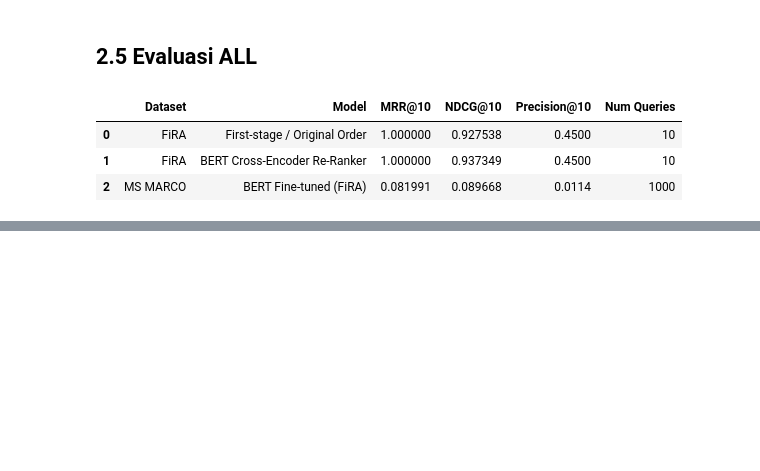
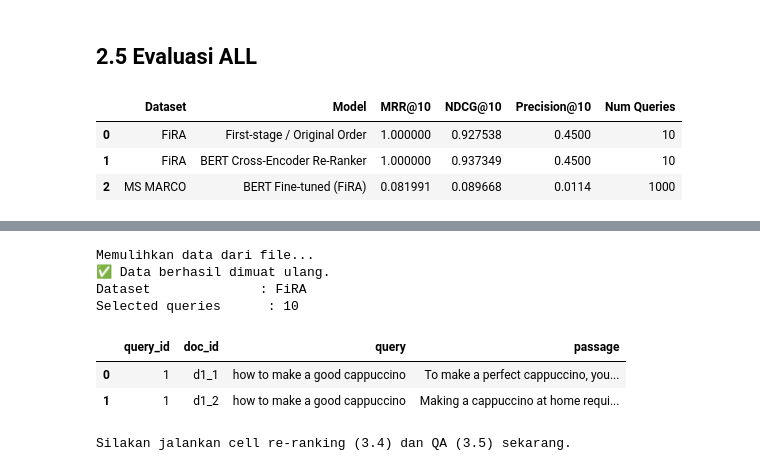
Before and after one commit to teranixbq/IR-BERT-Transformer, a Jupyter notebook: notebooks/Neural_IR_Exercise.ipynb, the cells around one changed output, grey strips where cells are left out. Cells and saved outputs as stored; diff of their text form; code cells hidden in the pictures; blank space fills up the shorter version.

```diff
--- a/notebooks/Neural_IR_Exercise.ipynb
+++ b/notebooks/Neural_IR_Exercise.ipynb
@@ -983,0 +1104,41 @@ print(result)
+# %%
+import pandas as pd
+
+# Memulihkan data yang hilang dari Part 2 agar Part 3 bisa berjalan
+print("Memulihkan data dari file...")
+try:
+    # Load df_tuples dan qrels dari disk
+    df_tuples = pd.read_csv("/content/data/fira-2022.tuples.tsv", sep="\t", names=["query_id", "doc_id", "query", "passage"])
+    qrels = pd.read_csv("/content/data/fira_aggregated.qrels", sep=r"\s+", names=["query_id", "doc_id", "score"], usecols=[0, 2, 3])
+
+    # Inisialisasi konfigurasi jika hilang
+    if 'PART3_DATASET' not in globals(): PART3_DATASET = "FiRA"
+    if 'PART3_MAX_QUERIES' not in globals(): PART3_MAX_QUERIES = 10
+    if 'PART3_RERANK_TOP_K' not in globals(): PART3_RERANK_TOP_K = 10
+    if 'PART3_QA_CONTEXT_TOP_K' not in globals(): PART3_QA_CONTEXT_TOP_K = 5
+    if 'PART3_BATCH_SIZE' not in globals(): PART3_BATCH_SIZE = 8
+    if 'QA_MIN_SCORE' not in globals(): QA_MIN_SCORE = 0.05
+
+    print("✅ Data berhasil dimuat ulang.")
+
+    # Menjalankan ulang persiapan data Part 3.2
+    part3_candidate_df, part3_qrels_df = prepare_part3_data(
+        dataset_name=PART3_DATASET,
+        max_queries=PART3_MAX_QUERIES
+    )
+
+    if part3_candidate_df is not None:
+        display(part3_candidate_df.head(2))
+        print("Silakan jalankan cell re-ranking (3.4) dan QA (3.5) sekarang.")
+
+except Exception as e:
+    print(f"Gagal memuat data: {e}")
+# %% [output]
+Memulihkan data dari file...
+✅ Data berhasil dimuat ulang.
+Dataset              : FiRA
+Selected queries      : 10
+|  | query_id | doc_id | query | passage |
+| 0 | 1 | d1_1 | how to make a good cappuccino | To make a perfect cappuccino, you... |
+| 1 | 1 | d1_2 | how to make a good cappuccino | Making a cappuccino at home requi... |
+Silakan jalankan cell re-ranking (3.4) dan QA (3.5) sekarang.
```
Also changed, not shown: parts of 28 cells of this notebook, 1 other file.
